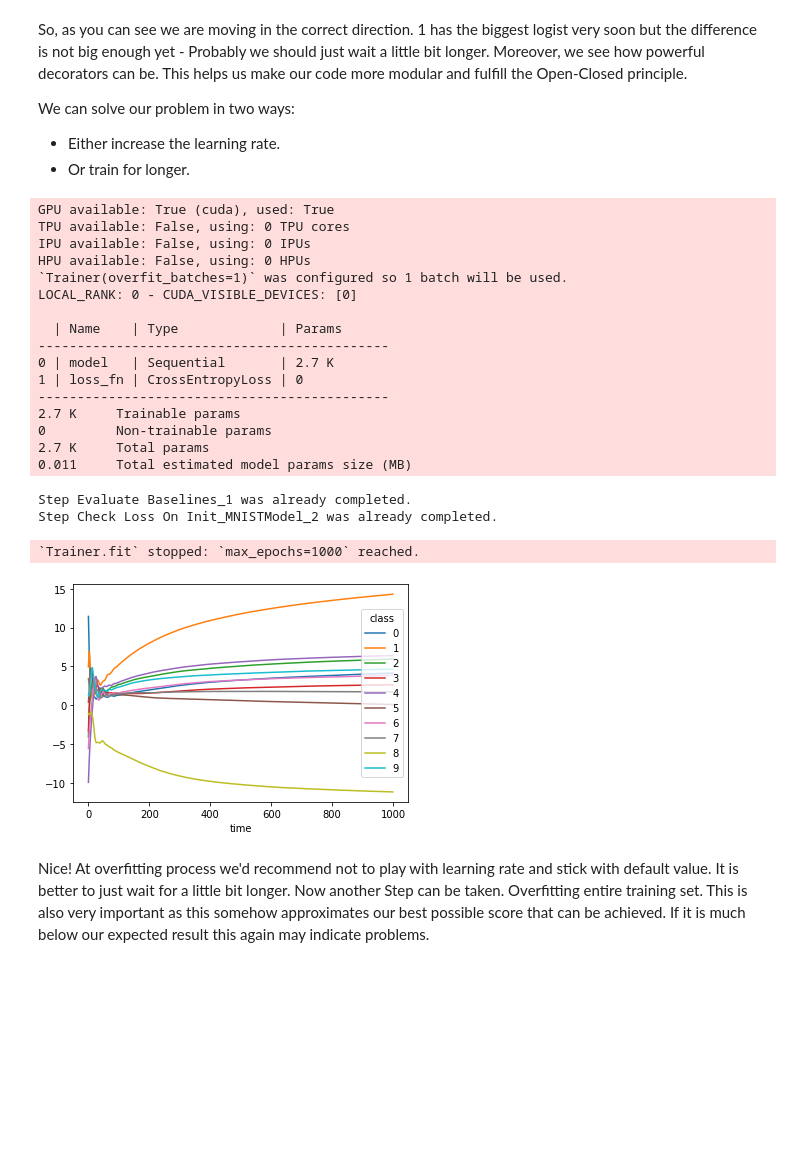
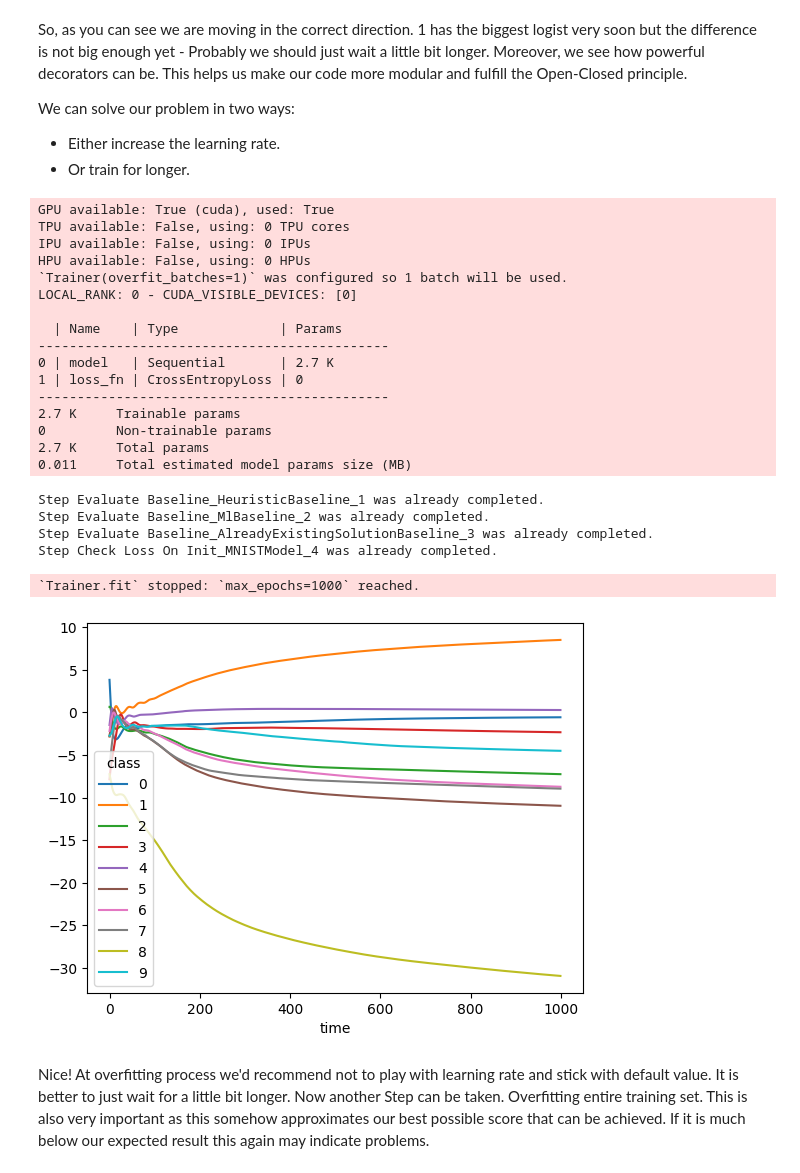
Before and after one commit to SebChw/ART-Templates, a Jupyter notebook: {{cookiecutter.project_slug}}/exp1/tutorial.ipynb, the cells around one changed output. Drawn from its saved outputs; the diff is of its cells as text; code cells hidden in the pictures; blank space fills up the shorter version.

Commit message:
adjust trainer to art changes

```diff
--- a/{{cookiecutter.project_slug}}/exp1/tutorial.ipynb
+++ b/{{cookiecutter.project_slug}}/exp1/tutorial.ipynb
@@ -120,5 +123,5 @@ for baseline in baselines:
     exp.add_step(
         EvaluateBaseline(
             baseline, mnist_data_module
-        ), [CheckScoreExists(["results"], Accuracy(task="multiclass", num_classes = 10), TrainingStage.TRAIN, -1, baseline)]
-    ) # TODO In case of baselines checks must obtain model too. Think about description and name of check if these are necessary
+        ), [CheckScoreExists(accuracy_metric, TrainingStage.VALIDATION, -1)]
+    )
@@ -180,7 +185,7 @@ from art.step.checks import CheckScoreCloseTo
 MetricCalculator.to("cuda")
 my_model = MNISTModel()
 
-exp.add_step(CheckLossOnInit(my_model, mnist_data_module), [CheckScoreCloseTo(nn.CrossEntropyLoss(), TrainingStage.TRAIN, 2.3, rel_tol=0.1)])
+exp.add_step(CheckLossOnInit(my_model, mnist_data_module), [CheckScoreCloseTo(ce_loss, TrainingStage.VALIDATION, 2.3, rel_tol=0.1)])
 exp.run_all()
 # %% [output]
 GPU available: True (cuda), used: True
@@ -237,6 +284,3 @@ Exception: Check failed for step: Check Loss On Init. Reason: Score 14.396251678
 You may decorate any function in your pipeline with any logging function. Here it is a simple log, but in practice, you can do much, much more, which you will see later. Please visit the `debug_art.log` file.
 
 Can you spot what is wrong? Yes! We do not normalize images to the [0,1] range.
-# %%
-exp.steps[1].model.normalize_img = True
-exp.run_all()
@@ -261,8 +313,7 @@ And we've done it! We gained a little more confidence in our pipeline. Let's mov
 from art.step.steps import OverfitOneBatch
 from art.step.checks import CheckScoreLessThan
 
-overfit_batch_step = OverfitOneBatch(MNISTModel(), mnist_data_module)
-exp.add_step(overfit_batch_step, [CheckScoreLessThan(['results'], nn.CrossEntropyLoss(), TrainingStage.TRAIN, 0.01)])
+exp.add_step(OverfitOneBatch(MNISTModel(), mnist_data_module), [CheckScoreLessThan(ce_loss, TrainingStage.TRAIN, 0.01)])
 exp.run_all()
 # %% [output]
 GPU available: True (cuda), used: True
@@ -356,32 +449,33 @@ We can solve our problem in two ways:
 # %%
 my_model = MNISTModel()
 evolution_saver = EvolutionSaver()
 set_visualization([(my_model, "predict")], None, evolution_saver)
-overfit_batch_step.model = my_model
-overfit_batch_step.number_of_steps = 1000
+exp.exchange_step(OverfitOneBatch(my_model, mnist_data_module, number_of_steps=1000))
 exp.run_all()
 evolution_saver.visualize()
 # %% [output]
 GPU available: True (cuda), used: True
 TPU available: False, using: 0 TPU cores
 IPU available: False, using: 0 IPUs
 HPU available: False, using: 0 HPUs
 `Trainer(overfit_batches=1)` was configured so 1 batch will be used.
 LOCAL_RANK: 0 - CUDA_VISIBLE_DEVICES: [0]
 
   | Name    | Type             | Params
 ---------------------------------------------
 0 | model   | Sequential       | 2.7 K
 1 | loss_fn | CrossEntropyLoss | 0
 ---------------------------------------------
 2.7 K     Trainable params
 0         Non-trainable params
 2.7 K     Total params
 0.011     Total estimated model params size (MB)
-Step Evaluate Baselines_1 was already completed.
-Step Check Loss On Init_MNISTModel_2 was already completed.
+Step Evaluate Baseline_HeuristicBaseline_1 was already completed.
+Step Evaluate Baseline_MlBaseline_2 was already completed.
+Step Evaluate Baseline_AlreadyExistingSolutionBaseline_3 was already completed.
+Step Check Loss On Init_MNISTModel_4 was already completed.
 `Trainer.fit` stopped: `max_epochs=1000` reached.
-[figure, old version]
+[figure, new version]
 # %% [markdown]
 Nice! At overfitting process we'd recommend not to play with learning rate and stick with default value. It is better to just wait for a little bit longer. Now another Step can be taken. Overfitting entire training set. This is also very important as this somehow approximates our best possible score that can be achieved. If it is much below our expected result this again may indicate problems.
 # %% [markdown]
```
Also changed, not shown: parts of 14 cells of this notebook, 1 other file.
